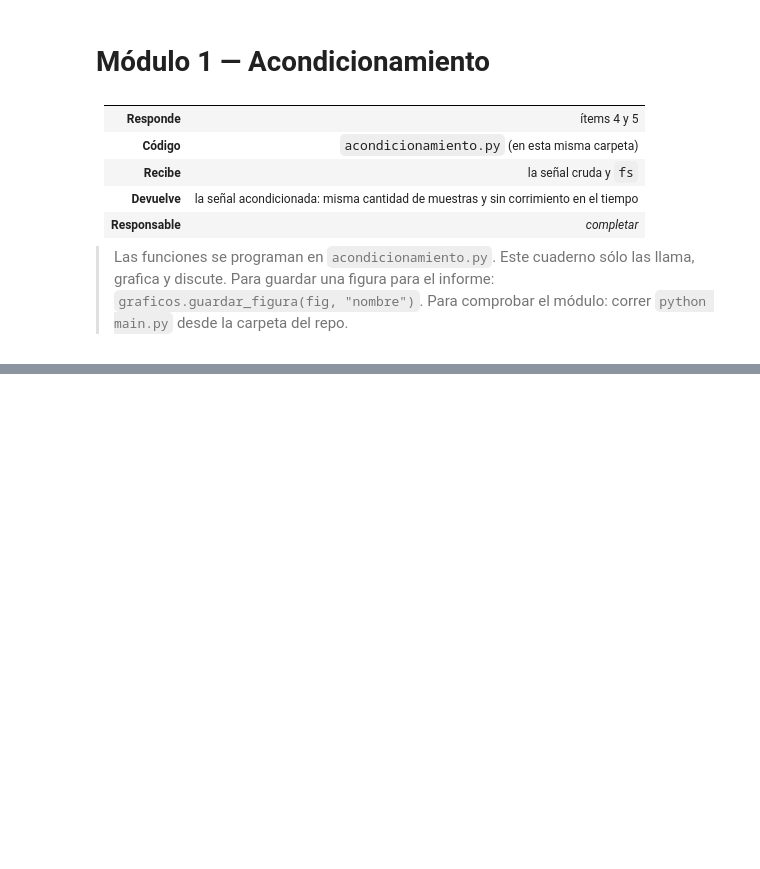
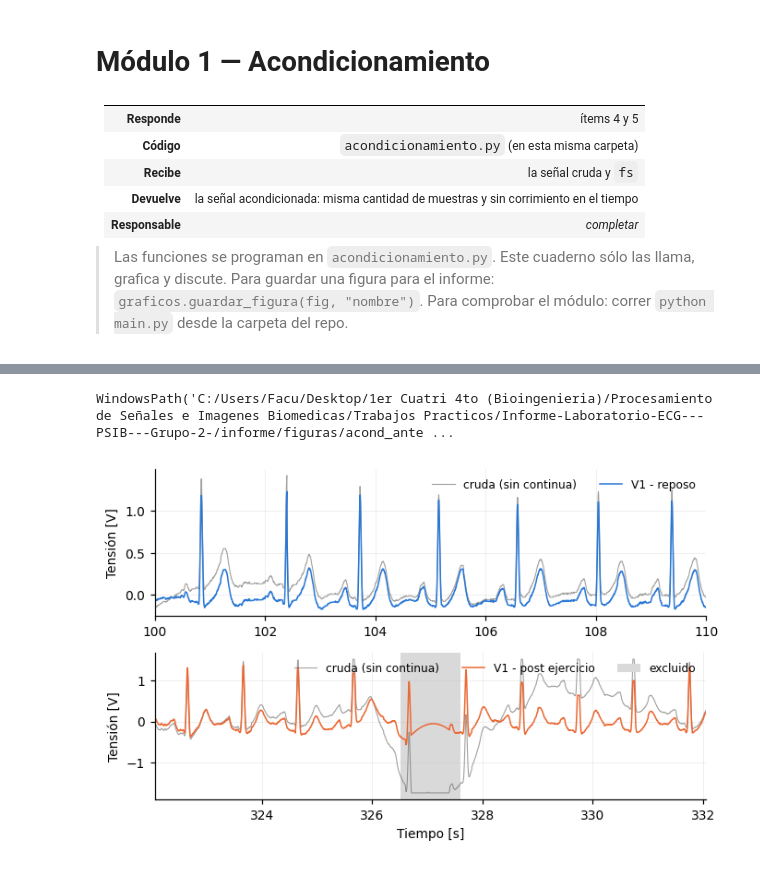
Before and after one commit to PurrthagorasCat/Informe-Laboratorio-ECG---PSIB---Grupo-2-, a Jupyter notebook: modulos/m1_acondicionamiento/acondicionamiento.ipynb, the cells around one changed output, grey strips where cells are left out. Saved outputs shown, nothing was run; the diff lists cells and outputs as text; code cells hidden in the pictures; blank space fills up the shorter version.

```diff
--- a/modulos/m1_acondicionamiento/acondicionamiento.ipynb
+++ b/modulos/m1_acondicionamiento/acondicionamiento.ipynb
@@ -55,0 +259,43 @@ registros = carga_de_datos.cargar_todos()
+# %%
+# --- Figura: antes / después del acondicionamiento ---
+# 10 s de cada registro: cruda (gris) y acondicionada (color), con los tramos
+# que excluye mascara_valida() sombreados.
+# En reposo se muestra un tramo cualquiera (desde 100 s); en post ejercicio,
+# el tramo centrado en la saturación más larga, para que se vea la interpolación.
+DUR = 10   # s
+fig, axs = plt.subplots(len(registros), 1, figsize=(16/2.54, 5*len(registros)/2.54))
+axs = np.atleast_1d(axs)
+for ax, reg in zip(axs, registros):
+    y = acond.acondicionar(reg.ecg, reg.fs)          # señal acondicionada
+    valida = acond.mascara_valida(reg.ecg, reg.fs)   # True/False por muestra
+    tramos = acond.tramos_saturados(reg.ecg, reg.fs)
+
+    # Inicio de la ventana: centrada en el tramo saturado más largo, si hay
+    if tramos:
+        i0, i1 = max(tramos, key=lambda tr: tr[1] - tr[0])
+        T0 = (i0 + i1) / 2 / reg.fs - DUR / 2
+    else:
+        T0 = 100
+
+    t = np.arange(len(y)) / reg.fs
+    m = (t >= T0) & (t < T0 + DUR)   # máscara de las muestras dentro de la ventana
+
+    # Cruda sin la continua (restando la mediana), para poder compararla en la
+    # misma escala que la acondicionada
+    ax.plot(t[m], reg.ecg[m] - np.median(reg.ecg), color=graficos.COLOR_NEUTRO, lw=0.7,
+            alpha=0.6, label="cruda (sin continua)")
+    ax.plot(t[m], y[m], **graficos.estilo_registro(reg.voluntario, reg.condicion))
+
+    # Sombreado gris donde la máscara vale False. Con get_xaxis_transform(),
+    # el 0 y el 1 de fill_between son el borde inferior y superior del gráfico.
+    if (~valida[m]).any():
+        ax.fill_between(t[m], 0, 1, where=~valida[m], color="0.85", lw=0,
+                        transform=ax.get_xaxis_transform(), label="excluido")
+    ax.set(ylabel="Tensión [V]", xlim=(T0, T0 + DUR))
+    ax.legend(loc="upper right", ncol=3)
+axs[-1].set_xlabel("Tiempo [s]")
+fig.tight_layout()
+graficos.guardar_figura(fig, "acond_antes_despues")
+# %% [output]
+WindowsPath('C:/Users/Facu/Desktop/1er Cuatri 4to (Bioingenieria)/Procesamiento de Señales e Imagenes Biomedicas/Trabajos Practicos/Informe-Laboratorio-ECG---PSIB---Grupo-2-/informe/figuras/acond_ante ...
+[figure, added]
```
Also changed, not shown: parts of 18 cells of this notebook, 14 other files.
